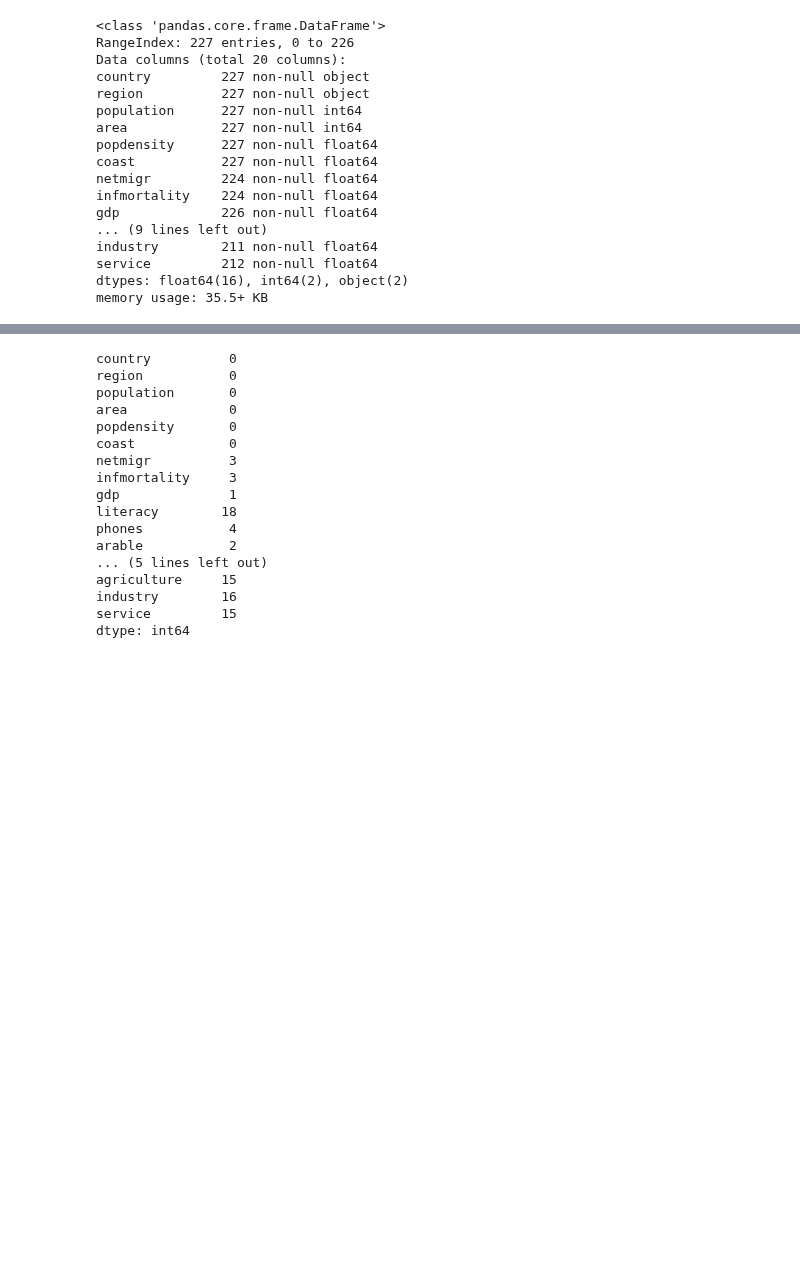
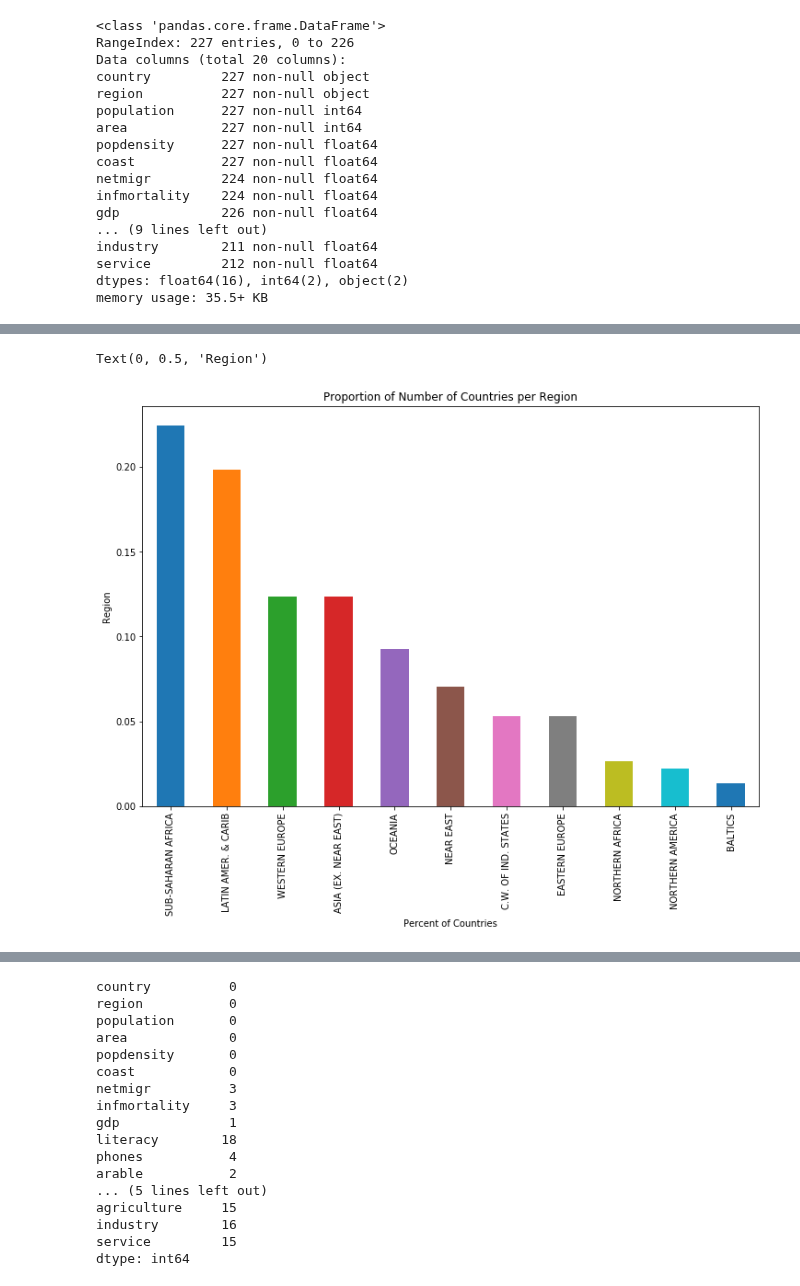
Before and after one commit to ksatola/Countries-of-the-World, a Jupyter notebook: EDA.ipynb, the cells around one changed output, grey strips where cells are left out. Cells and saved outputs as stored; diff of their text form; code cells hidden in the pictures; blank space fills up the shorter version.

```diff
--- a/EDA.ipynb
+++ b/EDA.ipynb
@@ -238,3 +238,7 @@ memory usage: 35.5+ KB
 # Make the strings categorical
 df.country = df.country.astype('category')
 df.region = df.region.astype('category')
+df.climate = df.climate.astype('category')
+
+# Remove blank spaces
+df.region = df.region.str.strip()
@@ -261,4 +276,5 @@ memory usage: 44.8 KB
 # %%
 # What regions do we have?
-df.region.value_counts()
+count_countries_per_region = df.region.value_counts()
+count_countries_per_region
 # %% [output]
@@ -276 +292,9 @@ BALTICS                                 3
 Name: region, dtype: int64
+# %%
+(count_countries_per_region/df.shape[0]).plot(kind="bar", figsize=(12,8));
+plt.title('Proportion of Number of Countries per Region')
+plt.xlabel('Percent of Countries')
+plt.ylabel('Region')
+# %% [output]
+Text(0, 0.5, 'Region')
+[figure, added]
```
Also changed, not shown: parts of 25 cells of this notebook.
